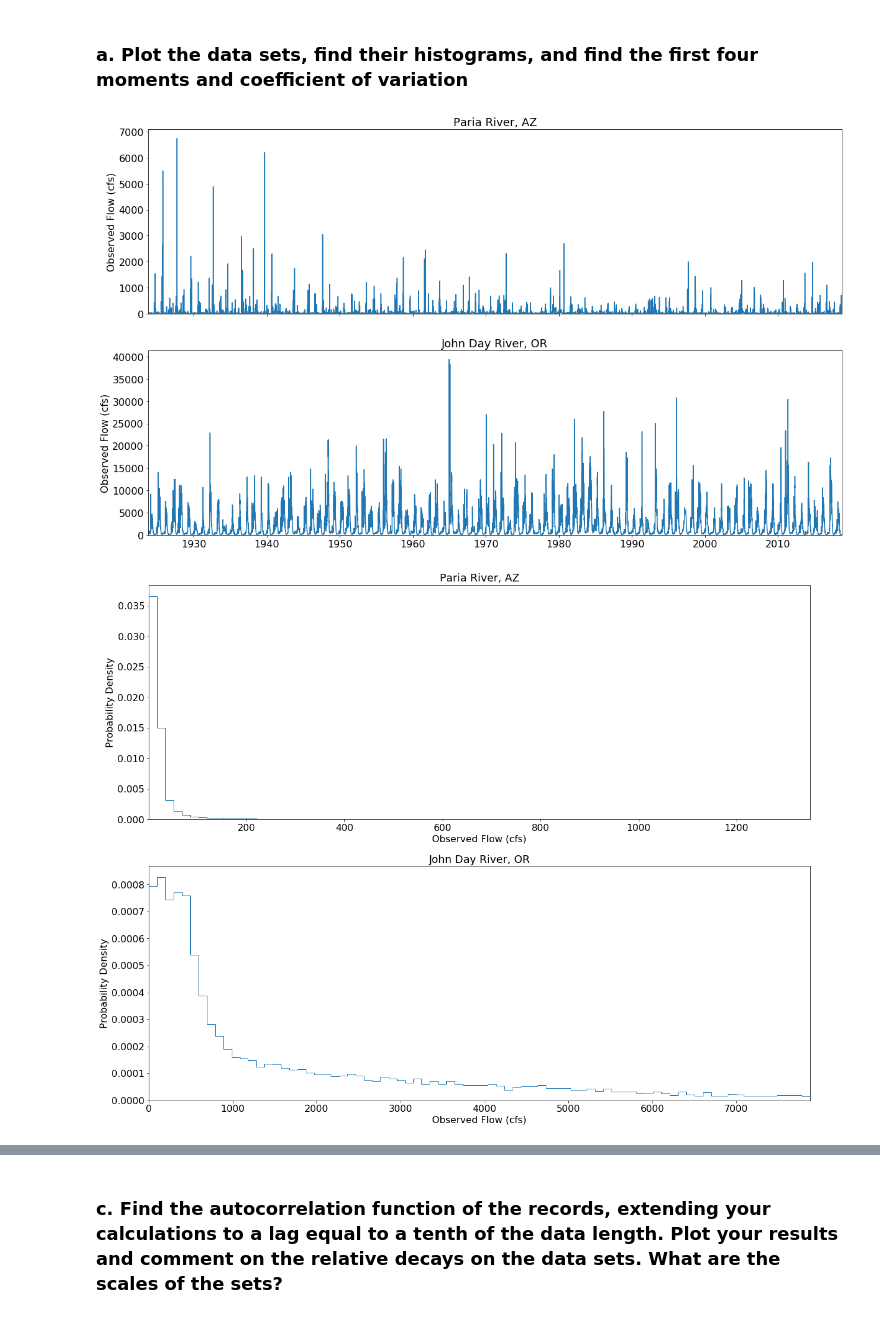
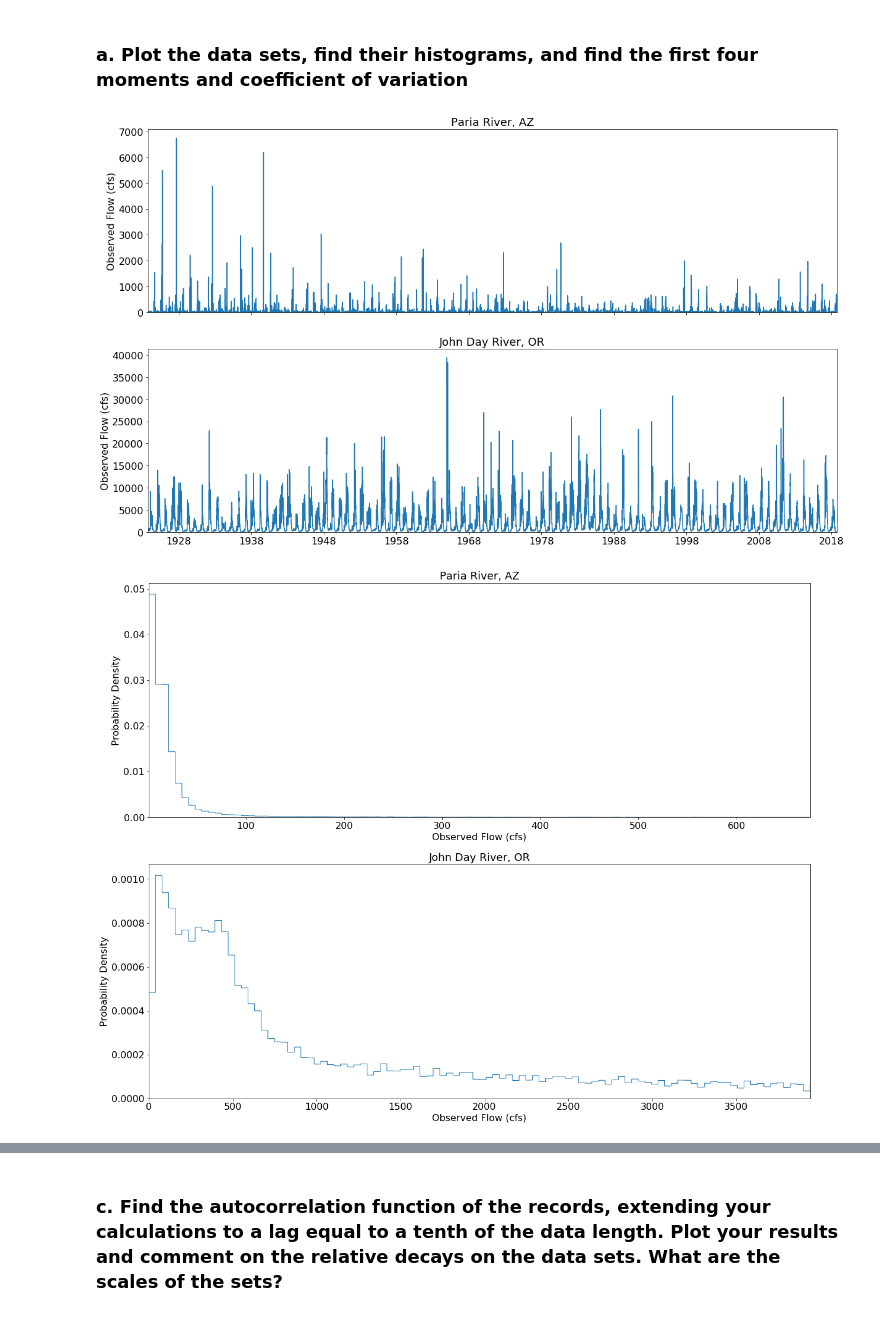
Before and after one commit to klarrieu/HYD142, a Jupyter notebook: Project.ipynb, the cells around one changed output, grey strips where cells are left out. Saved outputs shown, nothing was run; the diff lists cells and outputs as text; code cells hidden in the pictures.

```diff
--- a/Project.ipynb
+++ b/Project.ipynb
@@ -7,11 +7,12 @@ Team B: Kenneth Larrieu, Catherine Truong, Charles Polc
 # %%
 import numpy as np
 import pandas as pd
+import scipy.stats as stats
 import matplotlib.pyplot as plt
 import datetime as dt
 %matplotlib inline
-from pandas.plotting import register_matplotlib_converters
-register_matplotlib_converters()
+#from pandas.plotting import register_matplotlib_converters
+#register_matplotlib_converters()
 SMALL_SIZE = 16
 MEDIUM_SIZE = 18
 BIGGER_SIZE = 20
@@ -24,8 +25,8 @@ plt.rc('ytick', labelsize=SMALL_SIZE)    # fontsize of the tick labels
 plt.rc('legend', fontsize=SMALL_SIZE)    # legend fontsize
 plt.rc('figure', titlesize=BIGGER_SIZE)  # fontsize of the figure title
 
-df_az = pd.read_excel('data_project_19.xlsx', sheet_name='PARIA RIVER, AZ')
-df_or = pd.read_excel('data_project_19.xlsx', sheet_name='JOHN DAY RIVER, OR')
+df_az = pd.read_excel('data_project_19.xlsx', sheetname='PARIA RIVER, AZ')
+df_or = pd.read_excel('data_project_19.xlsx', sheetname='JOHN DAY RIVER, OR')
 # %%
 # plot the data sets
 fig, ax = plt.subplots(2, 1, sharex=True, figsize=(20, 12))
@@ -38,21 +39,21 @@ for axis in ax:
     axis.set_ylim(bottom=0)
 plt.show()
 # %% [output]
-[figure, old version]
+[figure, new version]
 # %%
 # histograms
 fig, ax = plt.subplots(2, 1, figsize=(20, 16))
-ax[0].hist(df_az.Flow, density=True, histtype='step', bins=400)
+ax[0].hist(df_az.Flow, density=True, histtype='step', bins=1000)
 ax[0].set(title='Paria River, AZ',
           xlabel='Observed Flow (cfs)', ylabel='Probability Density',
-          xlim=[min(df_az.Flow), 0.2*max(df_az.Flow)])
-ax[1].hist(df_or.Flow, density=True, histtype='step', bins=400)
+          xlim=[min(df_az.Flow), 0.1*max(df_az.Flow)])
+ax[1].hist(df_or.Flow, density=True, histtype='step', bins=1000)
 ax[1].set(title='John Day River, OR',
           xlabel='Observed Flow (cfs)', ylabel='Probability Density',
-          xlim=[min(df_or.Flow), 0.2*max(df_or.Flow)])
+          xlim=[min(df_or.Flow), 0.1*max(df_or.Flow)])
 plt.show()
 # %% [output]
-[figure, old version]
+[figure, new version]
 # %%
 # moments and CV
 powers = np.arange(1, 5)
```
Also changed, not shown: parts of 3 cells of this notebook, 2 other files.
